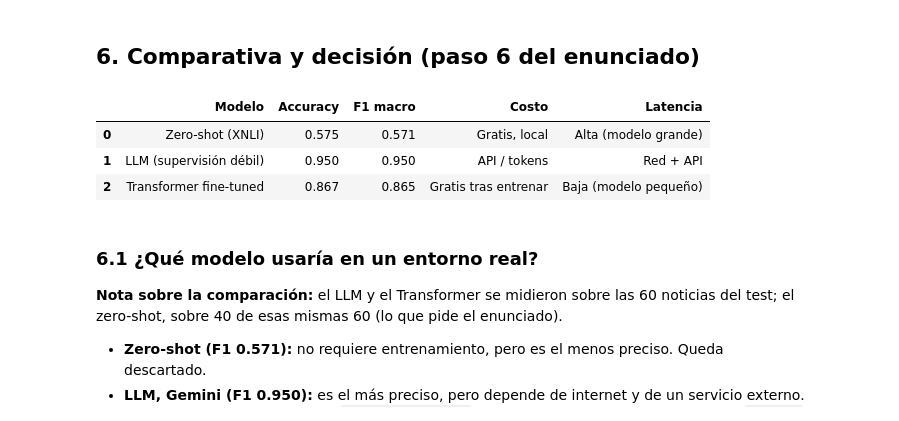
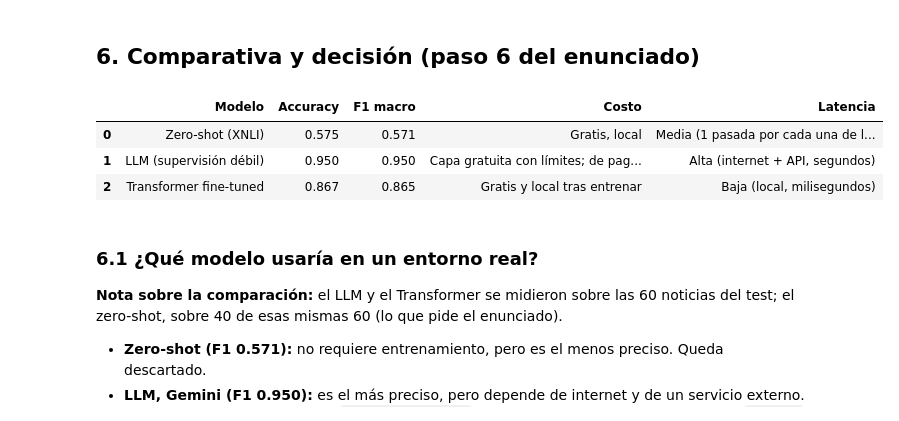
Before and after one commit to jyauric/python-intermedio-tareas, a Jupyter notebook: tarea_1/02_clasificacion.ipynb, the cells around one changed output. Saved outputs shown, nothing was run; the diff lists cells and outputs as text; code cells hidden in the pictures.

```diff
--- a/tarea_1/02_clasificacion.ipynb
+++ b/tarea_1/02_clasificacion.ipynb
@@ -339,20 +339,20 @@ Errores: 8 de 60
 # %%
 acc_llm = accuracy_score(test["etiqueta"], test["etiqueta_llm"])
 f1_llm = f1_score(test["etiqueta"], test["etiqueta_llm"], average="macro")
 
 comparacion = pd.DataFrame({
     "Modelo": ["Zero-shot (XNLI)", "LLM (supervisión débil)", "Transformer fine-tuned"],
     "Accuracy": [acc_zs, acc_llm, acc_ft],
     "F1 macro": [f1_zs, f1_llm, f1_ft],
-    "Costo": ["Gratis, local", "API / tokens", "Gratis tras entrenar"],    # ✏️ revisa que coincida con lo que viste
-    "Latencia": ["Alta (modelo grande)", "Red + API", "Baja (modelo pequeño)"],
+    "Costo": ["Gratis, local", "Capa gratuita con límites; de pago a escala", "Gratis y local tras entrenar"],
+    "Latencia": ["Media (1 pasada por cada una de las 4 categorías)", "Alta (internet + API, segundos)", "Baja (local, milisegundos)"],
 }).round(3)
 comparacion
 # %% [output]
 |  | Modelo | Accuracy | F1 macro | Costo | Latencia |
-| 0 | Zero-shot (XNLI) | 0.575 | 0.571 | Gratis, local | Alta (modelo grande) |
-| 1 | LLM (supervisión débil) | 0.950 | 0.950 | API / tokens | Red + API |
-| 2 | Transformer fine-tuned | 0.867 | 0.865 | Gratis tras entrenar | Baja (modelo pequeño) |
+| 0 | Zero-shot (XNLI) | 0.575 | 0.571 | Gratis, local | Media (1 pasada por cada una de l... |
+| 1 | LLM (supervisión débil) | 0.950 | 0.950 | Capa gratuita con límites; de pag... | Alta (internet + API, segundos) |
+| 2 | Transformer fine-tuned | 0.867 | 0.865 | Gratis y local tras entrenar | Baja (local, milisegundos) |
 # %% [markdown]
 ### 6.1 ¿Qué modelo usaría en un entorno real?
 **Nota sobre la comparación:** el LLM y el Transformer se midieron sobre las 60 noticias del test; el zero-shot, sobre 40 de esas mismas 60 (lo que pide el enunciado).
```
